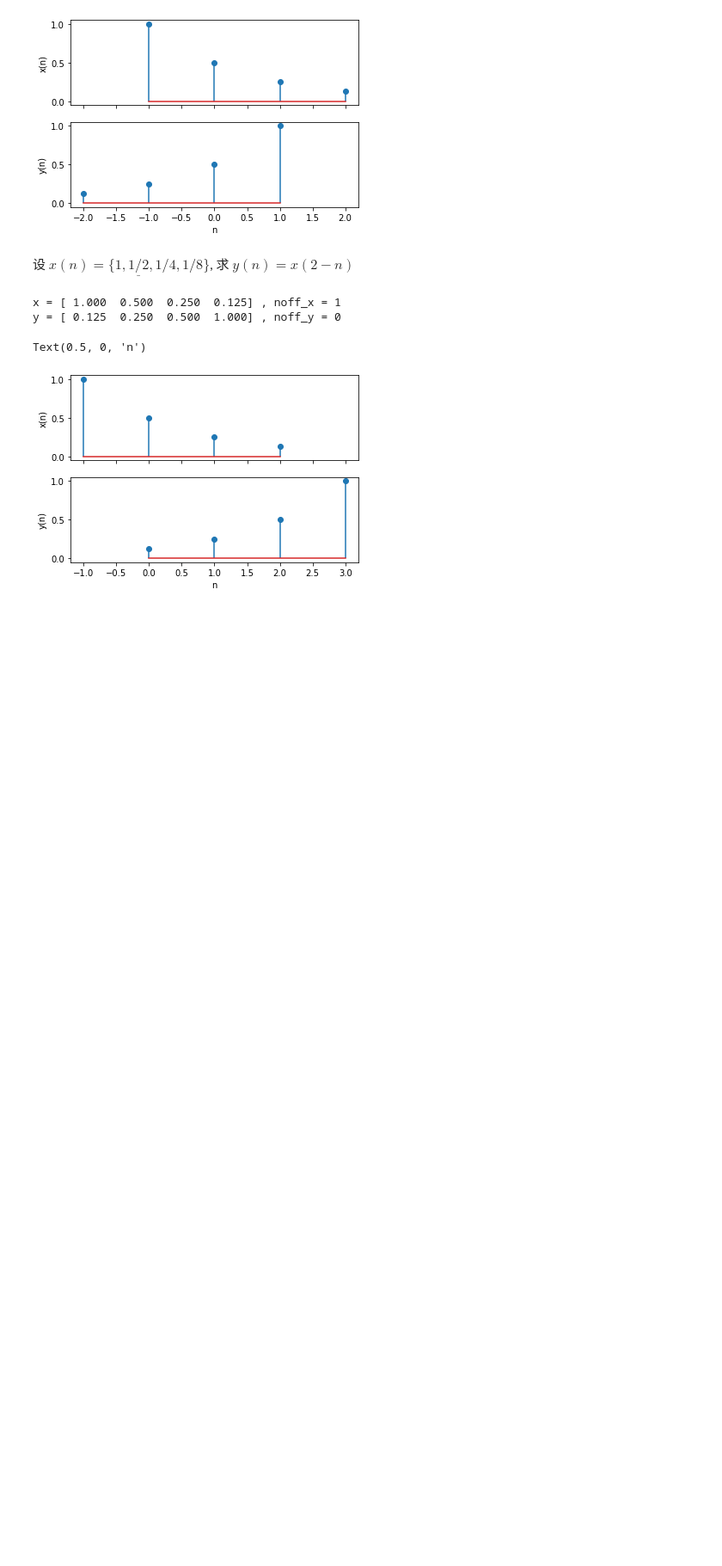
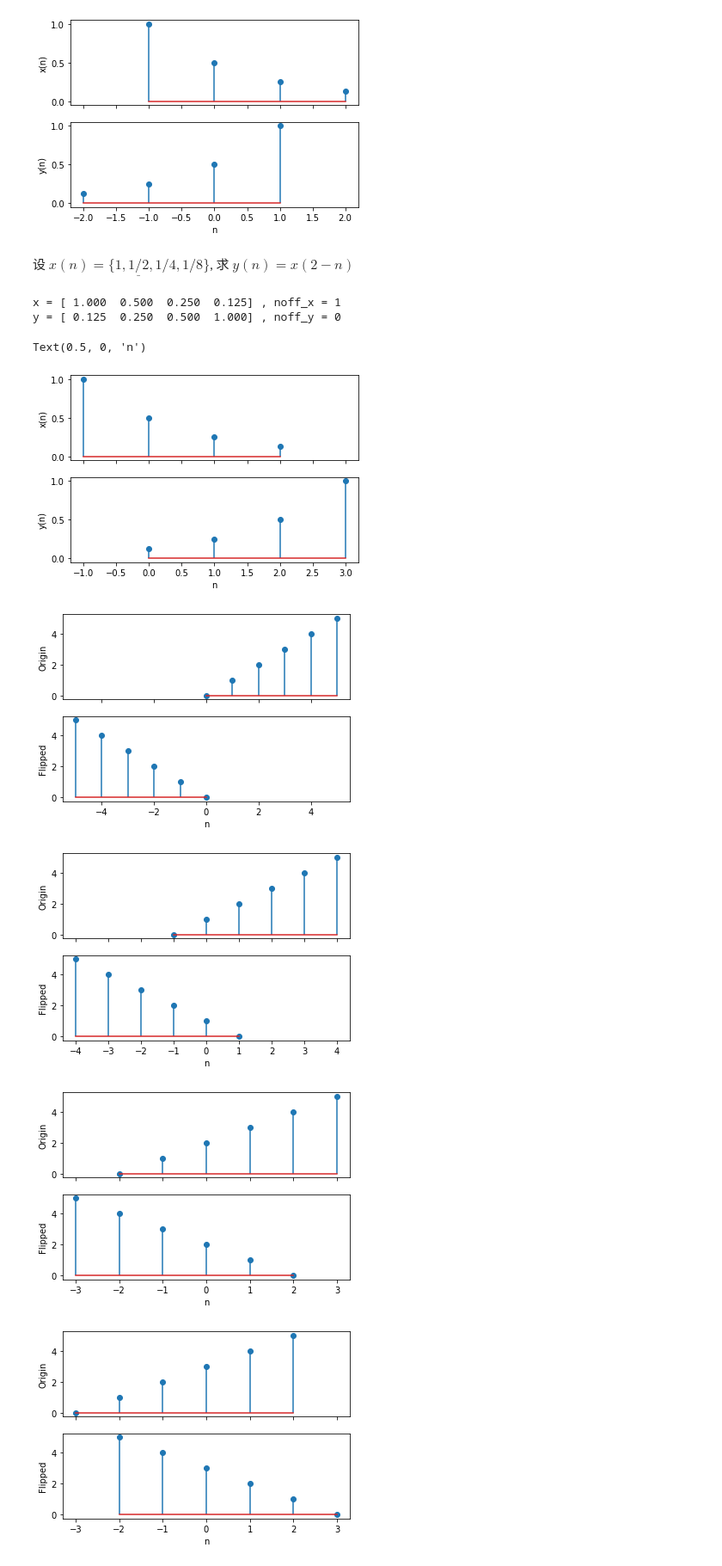
Before and after one commit to Windmill-City/DSP-Learning, a Jupyter notebook: 1.1.2-序列的运算/1.1.2-序列的运算.ipynb, the cells around one changed output. Shown: that part at 86% size. Drawn from its saved outputs; the diff is of its cells as text; code cells hidden in the pictures; blank space fills up the shorter version.

```diff
--- a/1.1.2-序列的运算/1.1.2-序列的运算.ipynb
+++ b/1.1.2-序列的运算/1.1.2-序列的运算.ipynb
@@ -306,25 +477,59 @@ y = [ 0.125  0.250  0.500  1.000] , noff_y = 0
 Text(0.5, 0, 'n')
 [figure]
 # %%
-# Build a general function for flipping a seqence.
+# Build a general function for flipping a sequence.
 
 # The API of the function:
 #
 # seq_flip(seq, noff)
 #    Returns a flipped sequence.
 #
 #    Parameters:
 #        seq: array_like
 #             Input sequence.
 #        noff: int
 #             n's offset, i.e. the index of seq where n=0.
 #    Returns: (seq, noff)
 #        seq: array_like
 #             Output sequence.
 #        noff: int
 #             n's offset.
 
 # [To be completed by students.]
 # Note:
 # - Requires the function and its unit test.
 # - Follow the previous unit test example, test_seq_align().
+
+def seq_flip(seq, noff):
+    # Return the flipped sequence and its noff
+    return seq[::-1], seq.size - noff - 1
+
+
+def testSeq_flip():
+    def checkSeq_flip(expected, seq, noff):
+        # Convert the seq to np.array
+        seq = np.array(seq)
+        # Get the flipped sequence and its noff
+        seq2, noff2 = seq_flip(seq, noff)
+        # Plot the sequence
+        plotVertical([seq, seq2], [noff,  noff2], ['Origin', 'Flipped'])
+        # Check if result valid
+        assert (seq[::-1] == seq2).all(), f'Expected:{seq[::-1]} Actual:{seq2}'
+        assert expected == noff2, f'Expected:{expected} Actual:{noff2}'
+
+    # Test items
+    checkSeq_flip(5, [0, 1, 2, 3, 4, 5], 0)
+    checkSeq_flip(4, [0, 1, 2, 3, 4, 5], 1)
+    checkSeq_flip(3, [0, 1, 2, 3, 4, 5], 2)
+    checkSeq_flip(2, [0, 1, 2, 3, 4, 5], 3)
+    checkSeq_flip(1, [0, 1, 2, 3, 4, 5], 4)
+    checkSeq_flip(0, [0, 1, 2, 3, 4, 5], 5)
+
+
+# Run test seq_flip
+testSeq_flip()
+# %% [output]
+[figure, added]
+[figure, added]
+[figure, added]
+[figure, added]
```
Also changed, not shown: parts of 16 cells of this notebook.
